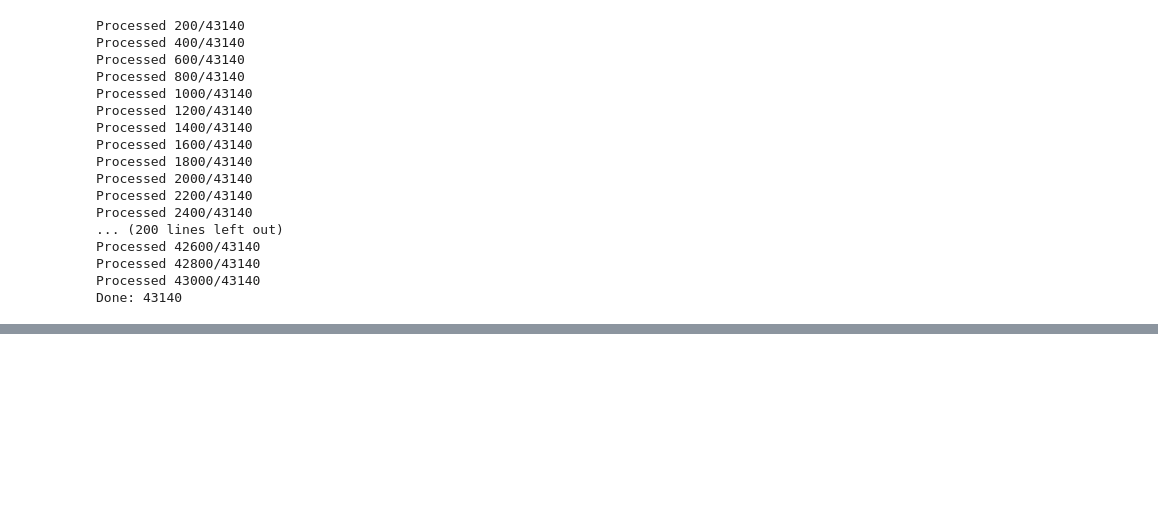
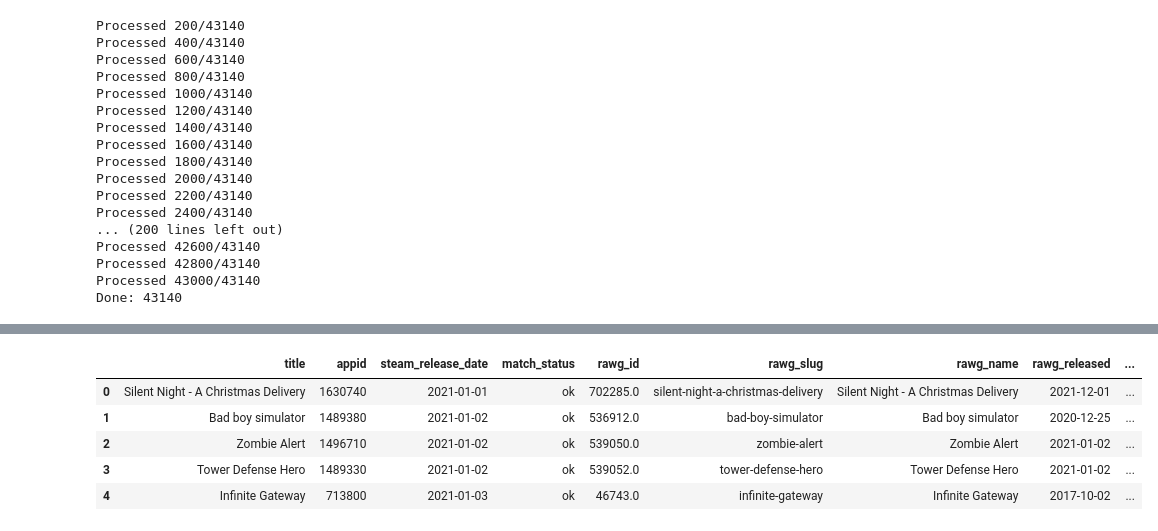
Before and after one commit to faraz1272/steam-discount-forecast, a Jupyter notebook: notebooks/data_collection.ipynb, the cells around one changed output, grey strips where cells are left out. Cells and saved outputs as stored; diff of their text form; code cells hidden in the pictures; blank space fills up the shorter version.

```diff
--- a/notebooks/data_collection.ipynb
+++ b/notebooks/data_collection.ipynb
@@ -886,3 +886,6 @@ Processed 42600/43140
 Processed 42800/43140
 Processed 43000/43140
 Done: 43140
+# %%
+df_final = pd.read_csv("/Users/farazahmed/Documents/GitHub/steam-discount-forecast/model_data/steam_games_updated.csv")
+df_final.info()
@@ -888,0 +1096,9 @@ Done: 43140
+# %%
+df_rawg.head()
+# %% [output]
+|  | title | appid | steam_release_date | match_status | rawg_id | rawg_slug | rawg_name | rawg_released | ... |
+| 0 | Silent Night - A Christmas Delivery | 1630740 | 2021-01-01 | ok | 702285.0 | silent-night-a-christmas-delivery | Silent Night - A Christmas Delivery | 2021-12-01 | ... |
+| 1 | Bad boy simulator | 1489380 | 2021-01-02 | ok | 536912.0 | bad-boy-simulator | Bad boy simulator | 2020-12-25 | ... |
+| 2 | Zombie Alert | 1496710 | 2021-01-02 | ok | 539050.0 | zombie-alert | Zombie Alert | 2021-01-02 | ... |
+| 3 | Tower Defense Hero | 1489330 | 2021-01-02 | ok | 539052.0 | tower-defense-hero | Tower Defense Hero | 2021-01-02 | ... |
+| 4 | Infinite Gateway | 713800 | 2021-01-03 | ok | 46743.0 | infinite-gateway | Infinite Gateway | 2017-10-02 | ... |
```
Also changed, not shown: parts of 14 cells of this notebook, 1 other file.
